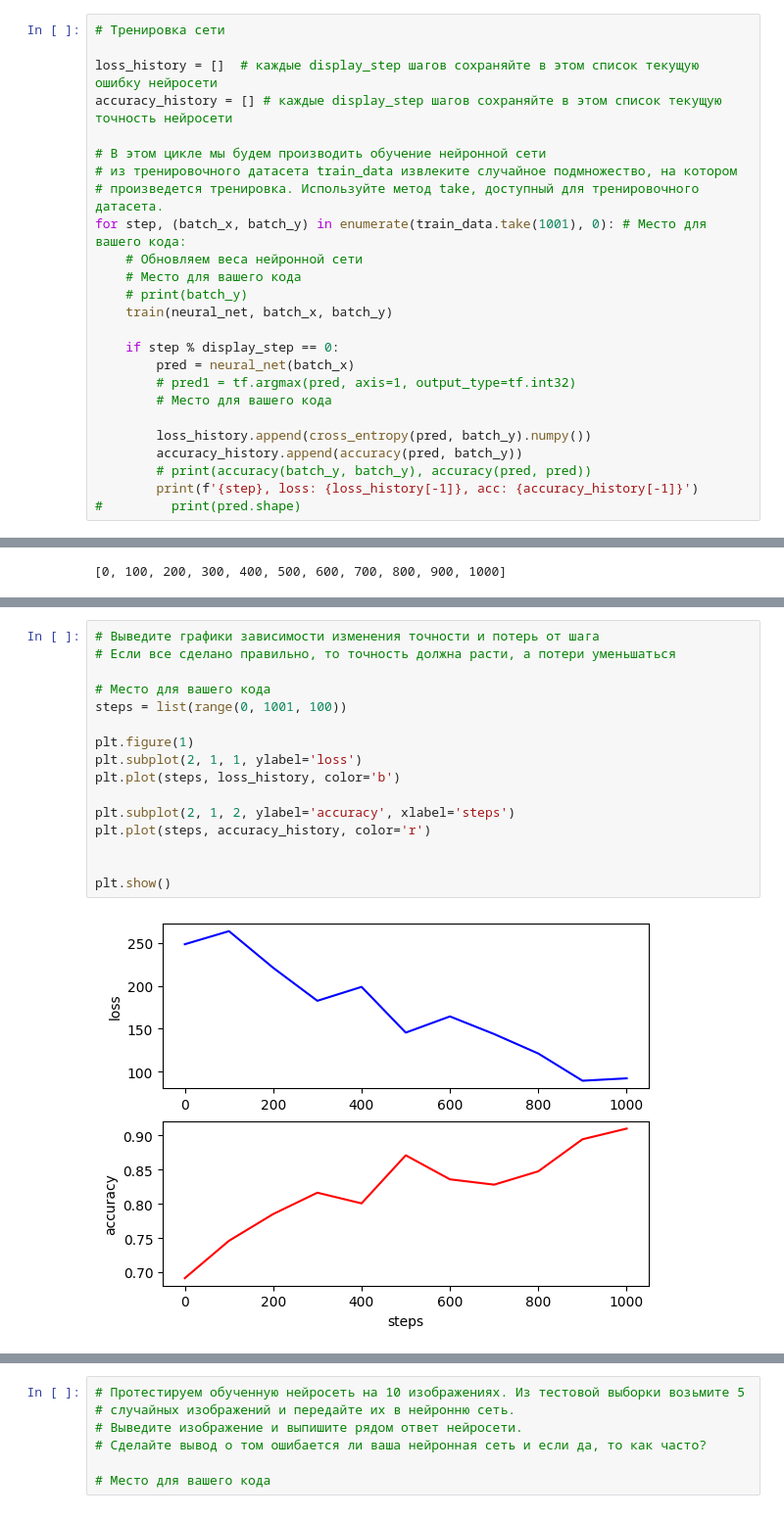
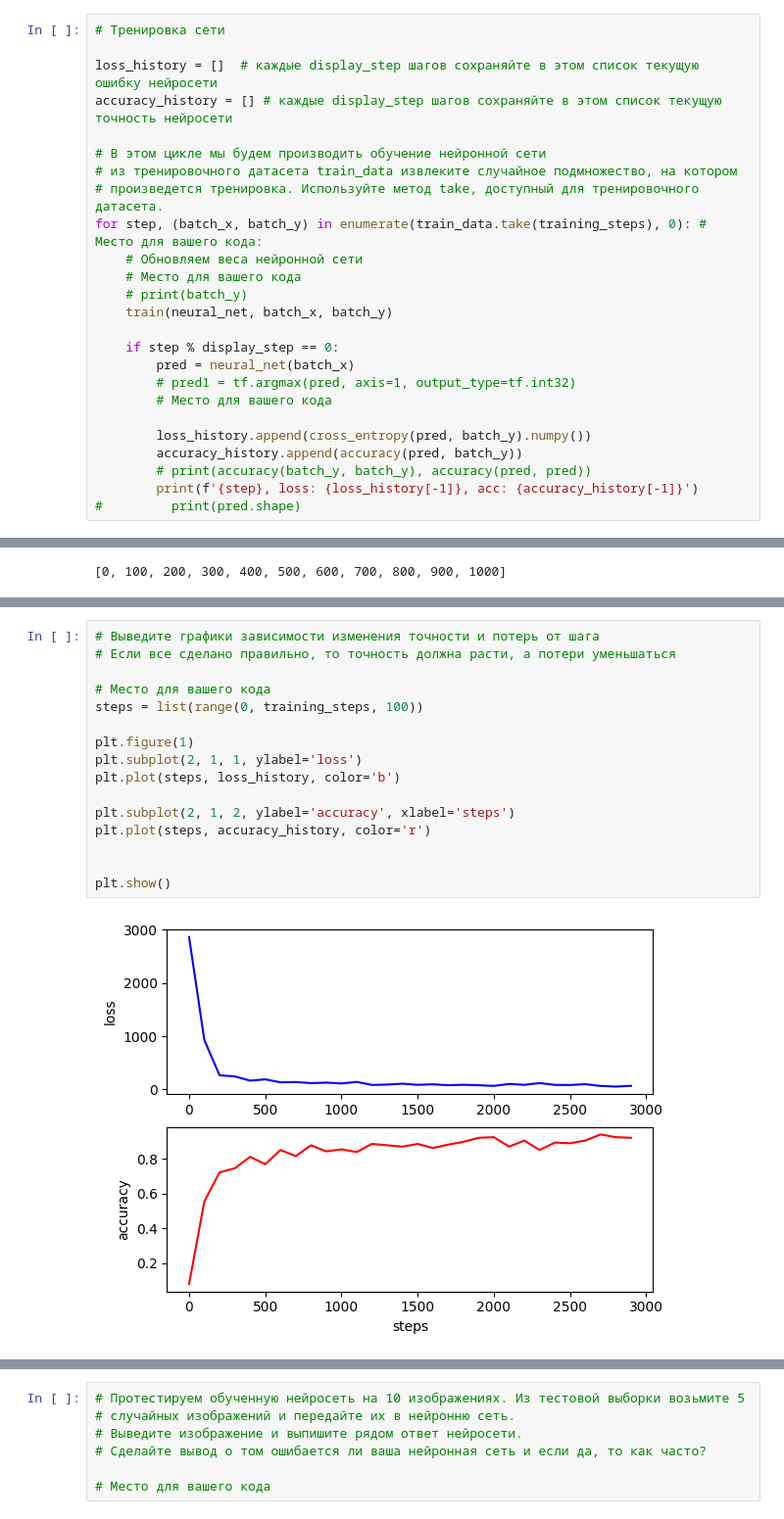
Before and after one commit to PavelStelmakhV/hw309-tensorflow, a Jupyter notebook: tensorflow_mnist_hw.ipynb, the cells around one changed output, grey strips where cells are left out. Shown at 98% size. Drawn from its saved outputs; the diff is of its cells as text.

```diff
--- a/tensorflow_mnist_hw.ipynb
+++ b/tensorflow_mnist_hw.ipynb
@@ -179,7 +179,7 @@ accuracy_history = [] # каждые display_step шагов сохраняйт
 # В этом цикле мы будем производить обучение нейронной сети
 # из тренировочного датасета train_data извлеките случайное подмножество, на котором
 # произведется тренировка. Используйте метод take, доступный для тренировочного датасета.
-for step, (batch_x, batch_y) in enumerate(train_data.take(1001), 0): # Место для вашего кода:
+for step, (batch_x, batch_y) in enumerate(train_data.take(training_steps), 0): # Место для вашего кода:
     # Обновляем веса нейронной сети
     # Место для вашего кода
     # print(batch_y)
@@ -244,21 +261,21 @@ steps
 # %%
 # Выведите графики зависимости изменения точности и потерь от шага
 # Если все сделано правильно, то точность должна расти, а потери уменьшаться
 
 # Место для вашего кода
-steps = list(range(0, 1001, 100))
+steps = list(range(0, training_steps, 100))
 
 plt.figure(1)
 plt.subplot(2, 1, 1, ylabel='loss')
 plt.plot(steps, loss_history, color='b')
 
 plt.subplot(2, 1, 2, ylabel='accuracy', xlabel='steps')
 plt.plot(steps, accuracy_history, color='r')
 
 
 plt.show()
 # %% [output]
-[figure, old version]
+[figure, new version]
 # %%
 # Вычислите точность обученной нейросети
 
```
Also changed, not shown: parts of 8 cells of this notebook.
